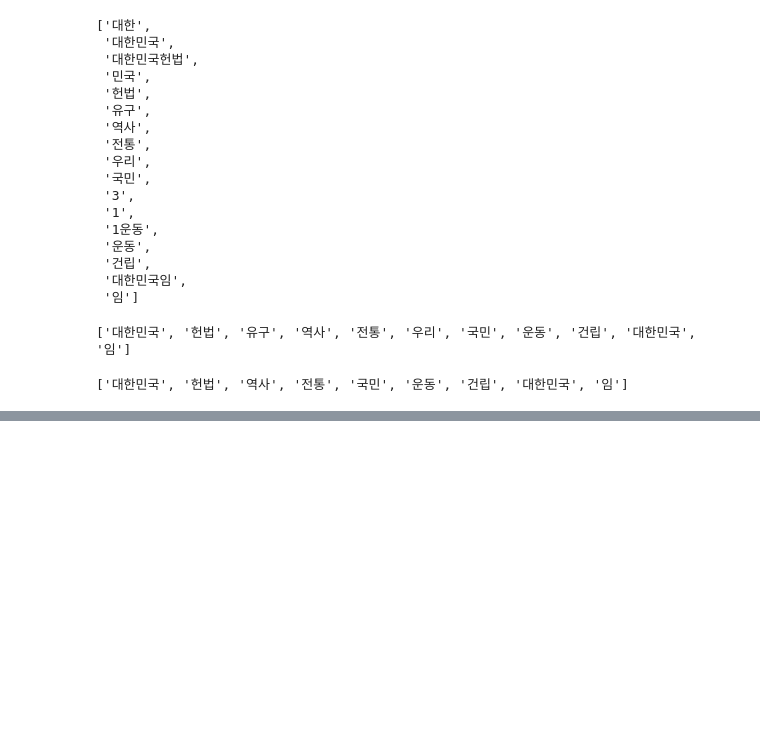
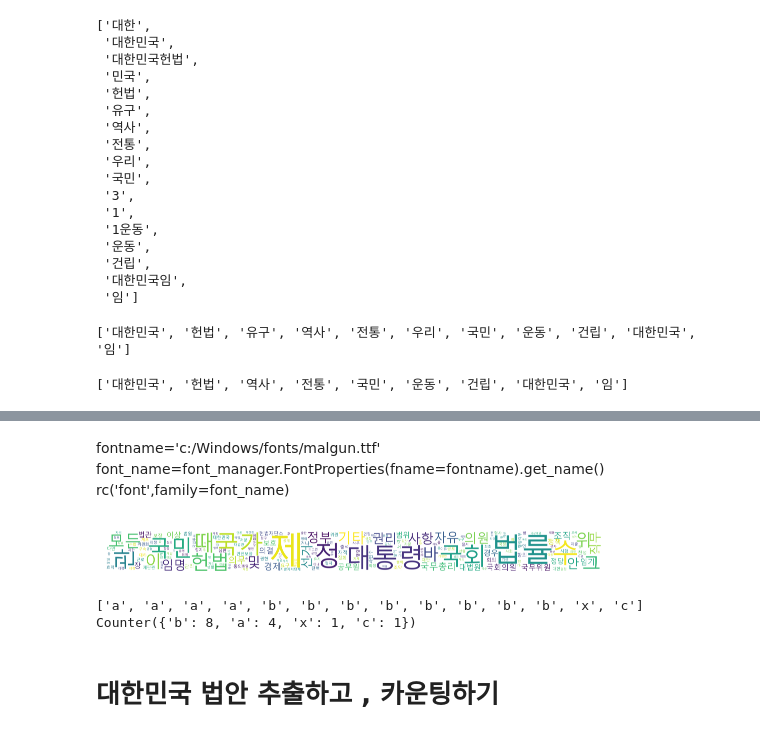
Before and after one commit to mewzzangzzang/bigdata, a Jupyter notebook: konlpy.ipynb, the cells around one changed output, grey strips where cells are left out. Drawn from its saved outputs; the diff is of its cells as text; code cells hidden in the pictures; blank space fills up the shorter version.

```diff
--- a/konlpy.ipynb
+++ b/konlpy.ipynb
@@ -107,0 +279,5 @@ komoran.nouns(c[:50])
+# %%
+# 빈도수 구하기
+kv=kolaw_tx.vocab()
+kv
+# FreqDist
@@ -107,0 +317,32 @@ komoran.nouns(c[:50])
+# %% [markdown]
+fontname='c:/Windows/fonts/malgun.ttf'
+font_name=font_manager.FontProperties(fname=fontname).get_name()
+rc('font',family=font_name)
+# %%
+from wordcloud import WordCloud
+font_path='c:/Windows/fonts/malgun.ttf'
+wc=WordCloud(width=10000,height=800, background_color='white',random_state=0,
+             font_path=font_path)
+plt.imshow(wc.generate_from_frequencies(kv))
+plt.axis('off')
+plt.savefig("data/wc_ko.png")
+plt.show()
+# %% [output]
+[figure, added]
+# %%
+from collections import Counter
+# 리스트안에 (문자열 내부에 카운팅)
+s2="aaaabbbbbbbbxc"
+
+sarr=list(s2)
+print(sarr)
+
+# 문자열을 리스트화
+c1= Counter(sarr)
+print(c1)
+# 리스트안에 카운팅확인 파이썬 기본 라이브러리 내장
+# %% [output]
+['a', 'a', 'a', 'a', 'b', 'b', 'b', 'b', 'b', 'b', 'b', 'b', 'x', 'c']
+Counter({'b': 8, 'a': 4, 'x': 1, 'c': 1})
+# %% [markdown]
+# 대한민국 법안 추출하고 , 카운팅하기
```
Also changed, not shown: parts of 25 cells of this notebook, 10 other files.
